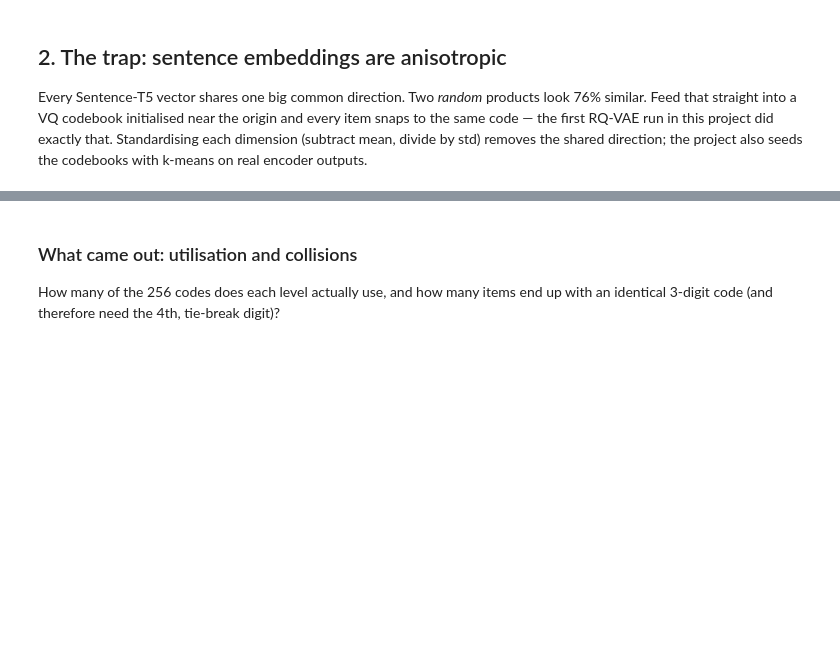
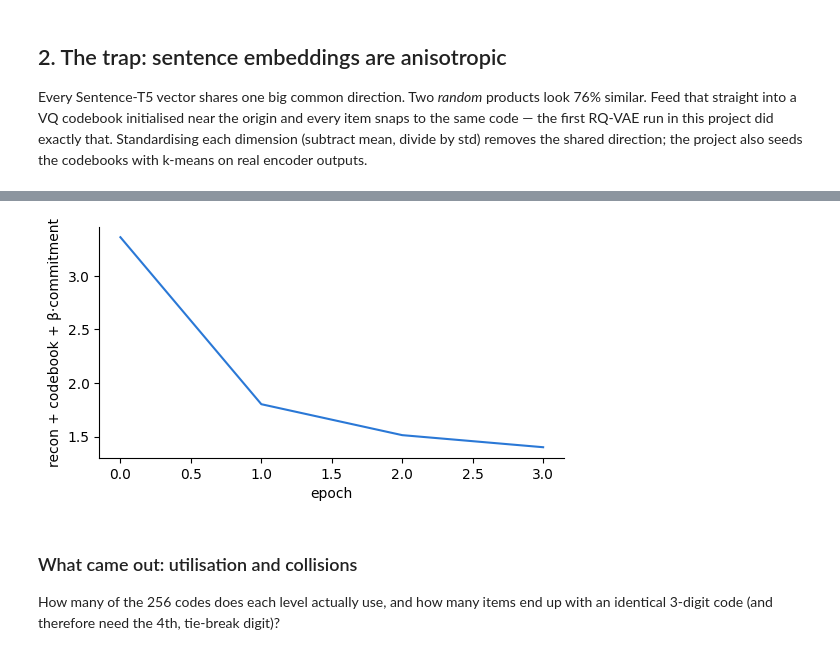
Before and after one commit to juanmigutierrez/generative-recommendation-engine, a Jupyter notebook: notebooks/tutorial_02_semantic_ids.ipynb, the cells around one changed output, grey strips where cells are left out. Drawn from its saved outputs; the diff is of its cells as text; code cells hidden in the pictures; blank space fills up the shorter version.

```diff
--- a/notebooks/tutorial_02_semantic_ids.ipynb
+++ b/notebooks/tutorial_02_semantic_ids.ipynb
@@ -126,7 +139,7 @@ That is what `backend/models/rqvae.py` implements: encoder 768 → 256 → 32, t
 # %%
 import jax, jax.numpy as jnp, time
 from models import rqvae
-EPOCHS = 4 if QUICK else 150   #@param {type:"integer"}
+EPOCHS = 4   #@param {type:"integer"}
 HIDDEN, LATENT, LEVELS, CODES, BATCH, LR, BETA = 256, 32, 3, 256, 1024, 2e-3, 0.25
 
 x = jnp.array(emb_std)
@@ -147,3 +160,4 @@ for ep in range(EPOCHS):
 fig, ax = plt.subplots(figsize=(6, 3)); ax.plot(hist, color="#2a78d6"); ax.set_xlabel("epoch"); ax.set_ylabel("recon + codebook + β·commitment")
 for s in ["top", "right"]: ax.spines[s].set_visible(False)
 plt.show()
+# %% [output]
@@ -150,3 +166,4 @@ plt.show()
+[figure, added]
 # %% [markdown]
 ### What came out: utilisation and collisions
 
```
Also changed, not shown: parts of 7 cells of this notebook.
